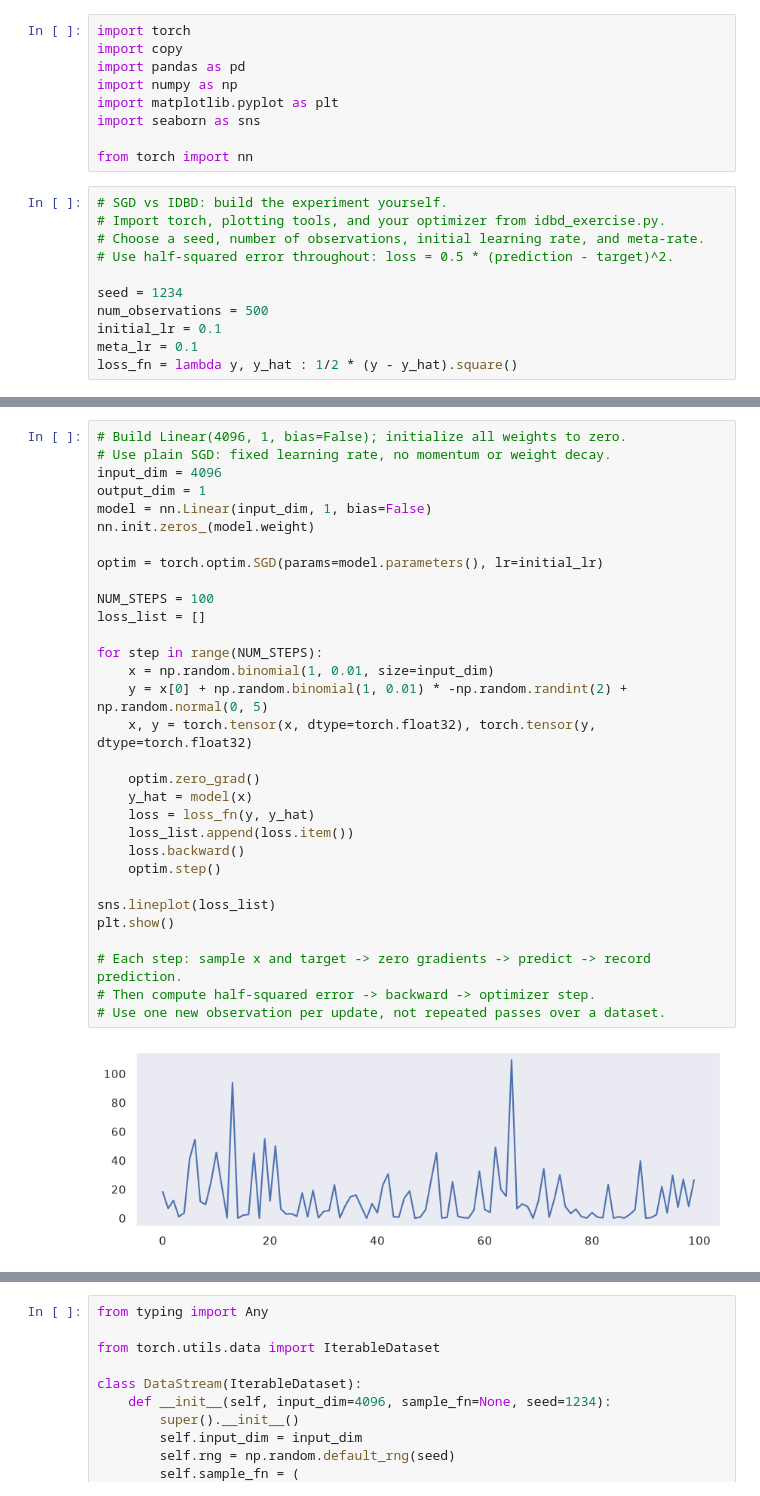
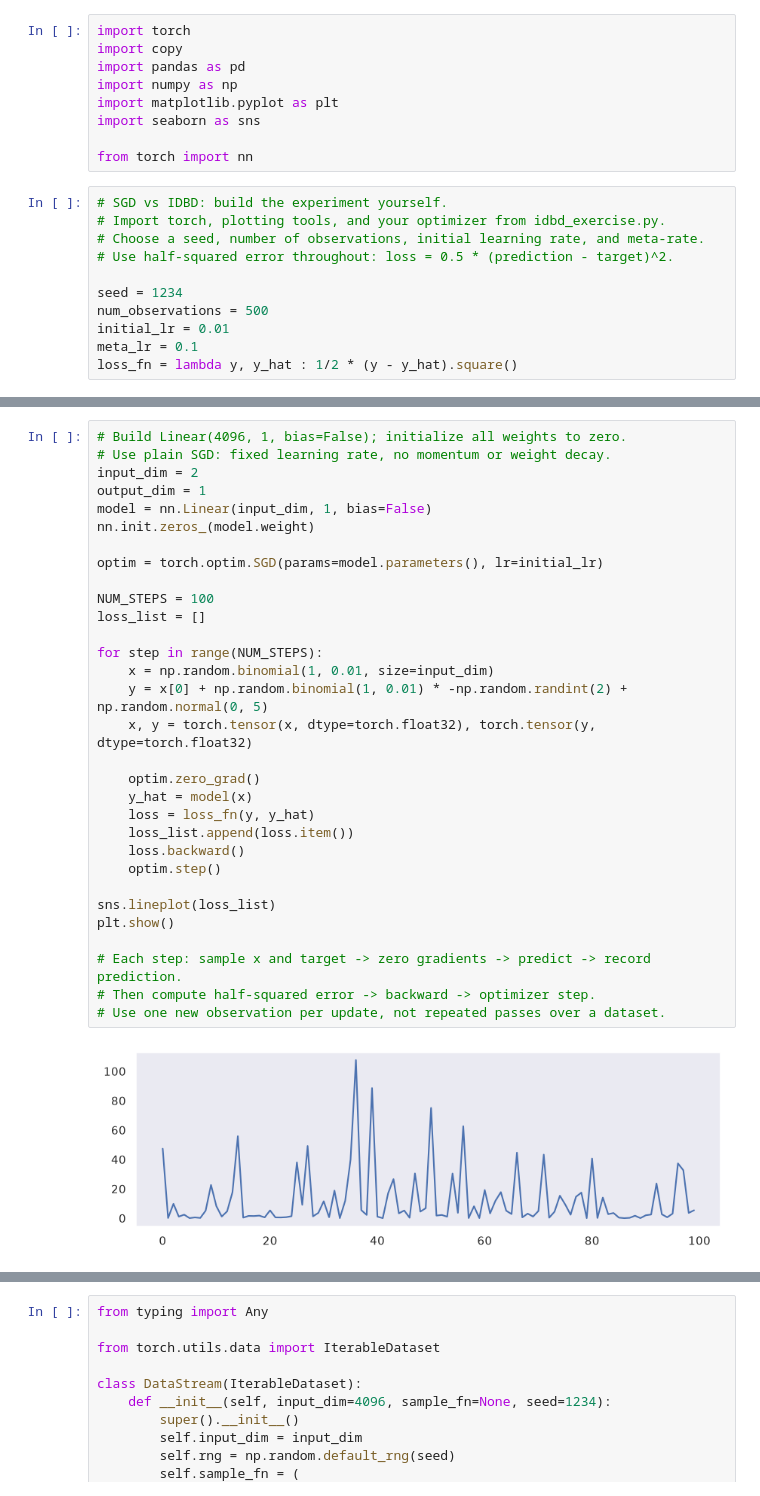
Before and after one commit to jasperjonkhans/IDBD-optimizer, a Jupyter notebook: sgd_idbd_exercise.ipynb, the cells around one changed output, grey strips where cells are left out. Drawn from its saved outputs; the diff is of its cells as text.

```diff
--- a/sgd_idbd_exercise.ipynb
+++ b/sgd_idbd_exercise.ipynb
@@ -15,7 +15,7 @@ from torch import nn
 
 seed = 1234
 num_observations = 500
-initial_lr = 0.1
+initial_lr = 0.01
 meta_lr = 0.1
 loss_fn = lambda y, y_hat : 1/2 * (y - y_hat).square()
 # %%
@@ -50,36 +50,36 @@ x = np.random.binomial(1, 0.01, size=4096)
 # %%
 # Build Linear(4096, 1, bias=False); initialize all weights to zero.
 # Use plain SGD: fixed learning rate, no momentum or weight decay.
-input_dim = 4096
+input_dim = 2
 output_dim = 1
 model = nn.Linear(input_dim, 1, bias=False)
 nn.init.zeros_(model.weight)
 
 optim = torch.optim.SGD(params=model.parameters(), lr=initial_lr)
 
 NUM_STEPS = 100
 loss_list = []
 
 for step in range(NUM_STEPS):
     x = np.random.binomial(1, 0.01, size=input_dim)
     y = x[0] + np.random.binomial(1, 0.01) * -np.random.randint(2) + np.random.normal(0, 5)
     x, y = torch.tensor(x, dtype=torch.float32), torch.tensor(y, dtype=torch.float32)
 
     optim.zero_grad()
     y_hat = model(x)
     loss = loss_fn(y, y_hat)
     loss_list.append(loss.item())
     loss.backward()
     optim.step()
 
 sns.lineplot(loss_list)
 plt.show()
 
 # Each step: sample x and target -> zero gradients -> predict -> record prediction.
 # Then compute half-squared error -> backward -> optimizer step.
 # Use one new observation per update, not repeated passes over a dataset.
 # %% [output]
-[figure, old version]
+[figure, new version]
 # %%
 # Hand-check one update: delta = target - prediction; gradient = -delta*x.
 # Plain SGD: weight <- weight + learning_rate * delta * x.
```
Also changed, not shown: parts of 6 cells of this notebook, 1 other file.
